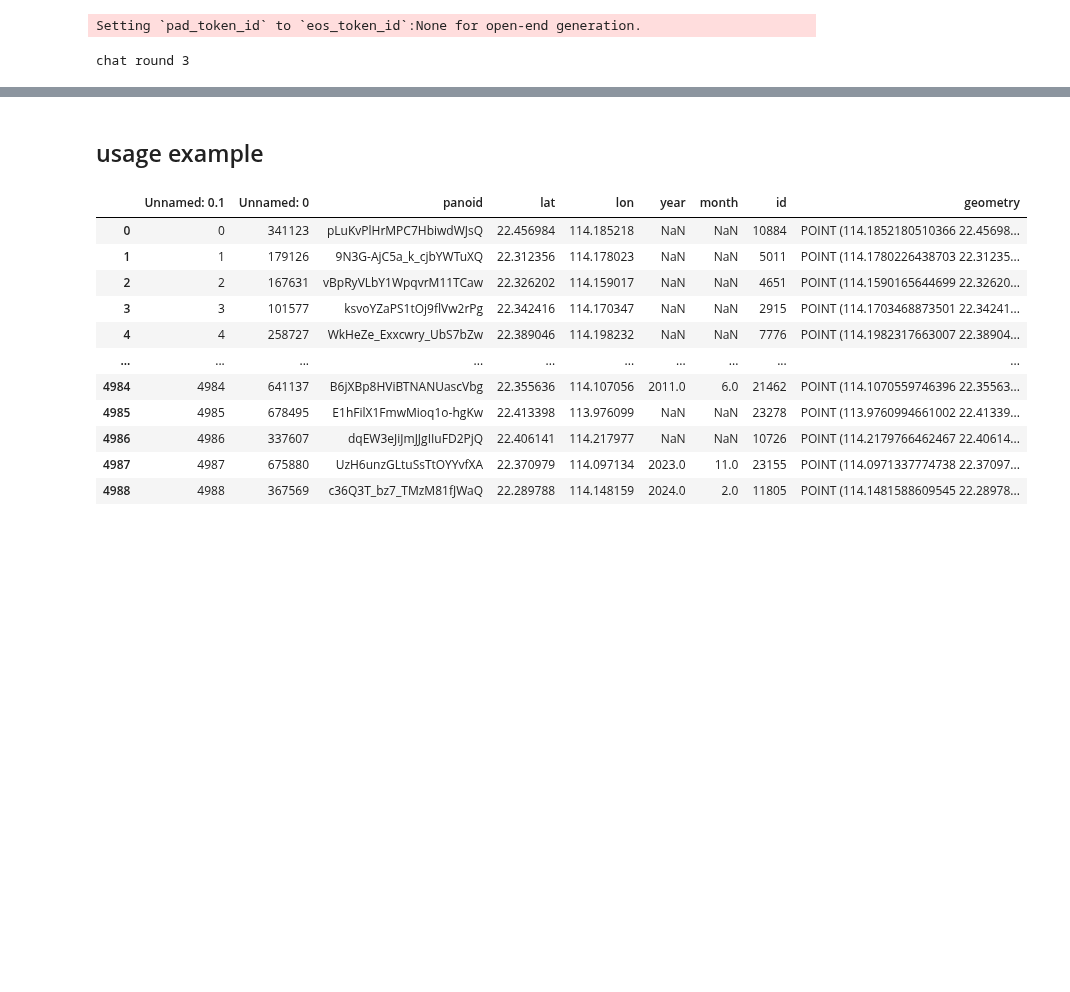
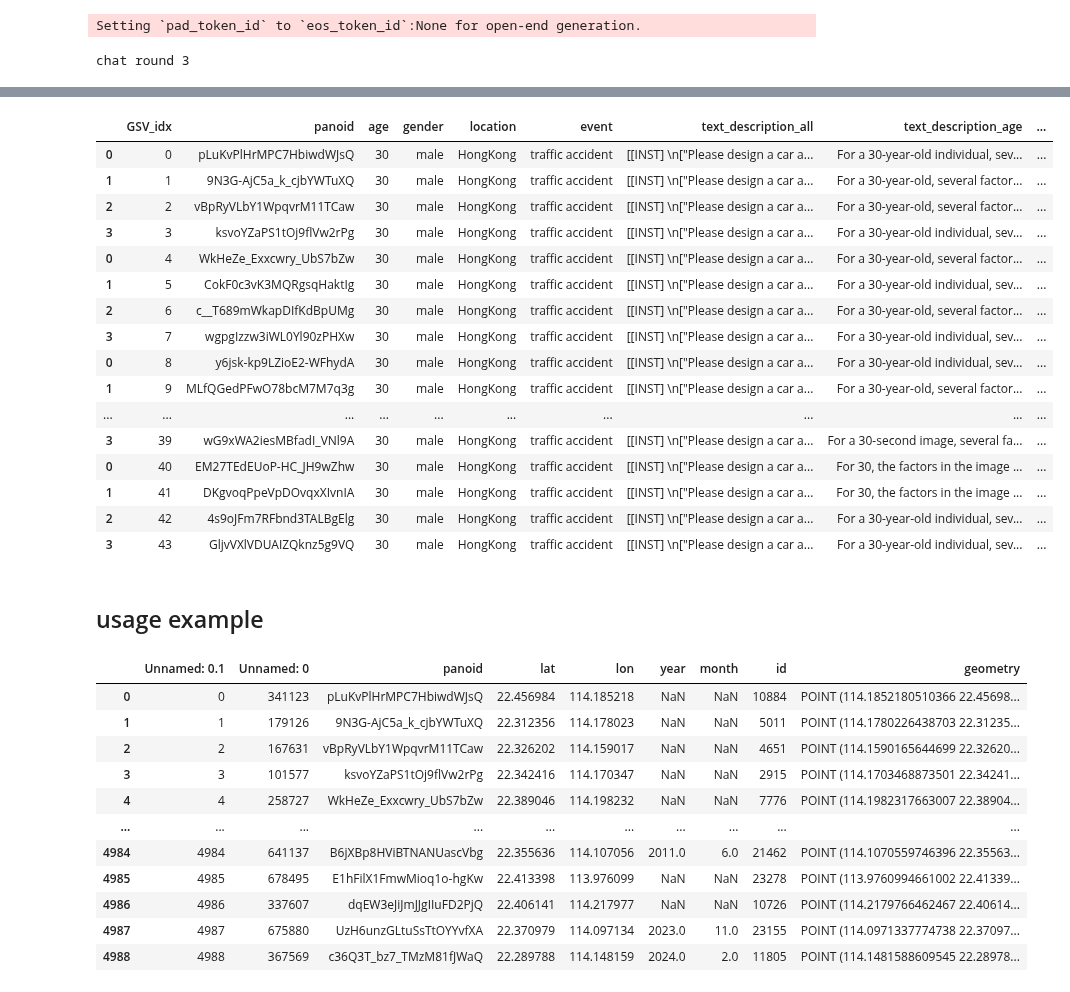
Before and after one commit to CeHouGIS/Safety_Perception_HK, a Jupyter notebook: load_llm.ipynb, the cells around one changed output, grey strips where cells are left out. Saved outputs shown, nothing was run; the diff lists cells and outputs as text; code cells hidden in the pictures; blank space fills up the shorter version.

```diff
--- a/load_llm.ipynb
+++ b/load_llm.ipynb
@@ -289,3 +440,23 @@ pd.DataFrame(data_result)
+# %%
+pd.read_pickle('/data2/cehou/LLM_safety/img_text_data/dataset_30_male_HongKong_traffic accident_GSV_20241218_021225_0_10.pkl')
+# %% [output]
+|  | GSV_idx | panoid | age | gender | location | event | text_description_all | text_description_age | ... |
+| 0 | 0 | pLuKvPlHrMPC7HbiwdWJsQ | 30 | male | HongKong | traffic accident | [[INST] \n["Please design a car a... | For a 30-year-old individual, sev... | ... |
+| 1 | 1 | 9N3G-AjC5a_k_cjbYWTuXQ | 30 | male | HongKong | traffic accident | [[INST] \n["Please design a car a... | For a 30-year-old, several factor... | ... |
+| 2 | 2 | vBpRyVLbY1WpqvrM11TCaw | 30 | male | HongKong | traffic accident | [[INST] \n["Please design a car a... | For a 30-year-old, several factor... | ... |
+| 3 | 3 | ksvoYZaPS1tOj9flVw2rPg | 30 | male | HongKong | traffic accident | [[INST] \n["Please design a car a... | For a 30-year-old individual, sev... | ... |
+| 0 | 4 | WkHeZe_Exxcwry_UbS7bZw | 30 | male | HongKong | traffic accident | [[INST] \n["Please design a car a... | For a 30-year-old, several factor... | ... |
+| 1 | 5 | CokF0c3vK3MQRgsqHaktIg | 30 | male | HongKong | traffic accident | [[INST] \n["Please design a car a... | For a 30-year-old individual, sev... | ... |
+| 2 | 6 | c__T689mWkapDIfKdBpUMg | 30 | male | HongKong | traffic accident | [[INST] \n["Please design a car a... | For a 30-year-old, several factor... | ... |
+| 3 | 7 | wgpgIzzw3iWL0Yl90zPHXw | 30 | male | HongKong | traffic accident | [[INST] \n["Please design a car a... | For a 30-year-old individual, sev... | ... |
+| 0 | 8 | y6jsk-kp9LZioE2-WFhydA | 30 | male | HongKong | traffic accident | [[INST] \n["Please design a car a... | For a 30-year-old individual, sev... | ... |
+| 1 | 9 | MLfQGedPFwO78bcM7M7q3g | 30 | male | HongKong | traffic accident | [[INST] \n["Please design a car a... | For a 30-year-old, several factor... | ... |
+| ... | ... | ... | ... | ... | ... | ... | ... | ... | ... |
+| 3 | 39 | wG9xWA2iesMBfadI_VNl9A | 30 | male | HongKong | traffic accident | [[INST] \n["Please design a car a... | For a 30-second image, several fa... | ... |
+| 0 | 40 | EM27TEdEUoP-HC_JH9wZhw | 30 | male | HongKong | traffic accident | [[INST] \n["Please design a car a... | For 30, the factors in the image ... | ... |
+| 1 | 41 | DKgvoqPpeVpDOvqxXIvnIA | 30 | male | HongKong | traffic accident | [[INST] \n["Please design a car a... | For 30, the factors in the image ... | ... |
+| 2 | 42 | 4s9oJFm7RFbnd3TALBgElg | 30 | male | HongKong | traffic accident | [[INST] \n["Please design a car a... | For a 30-year-old individual, sev... | ... |
+| 3 | 43 | GljvVXlVDUAIZQknz5g9VQ | 30 | male | HongKong | traffic accident | [[INST] \n["Please design a car a... | For a 30-year-old individual, sev... | ... |
 # %% [markdown]
 ## usage example
 # %%
```
Also changed, not shown: parts of 9 cells of this notebook, 1 other file.
